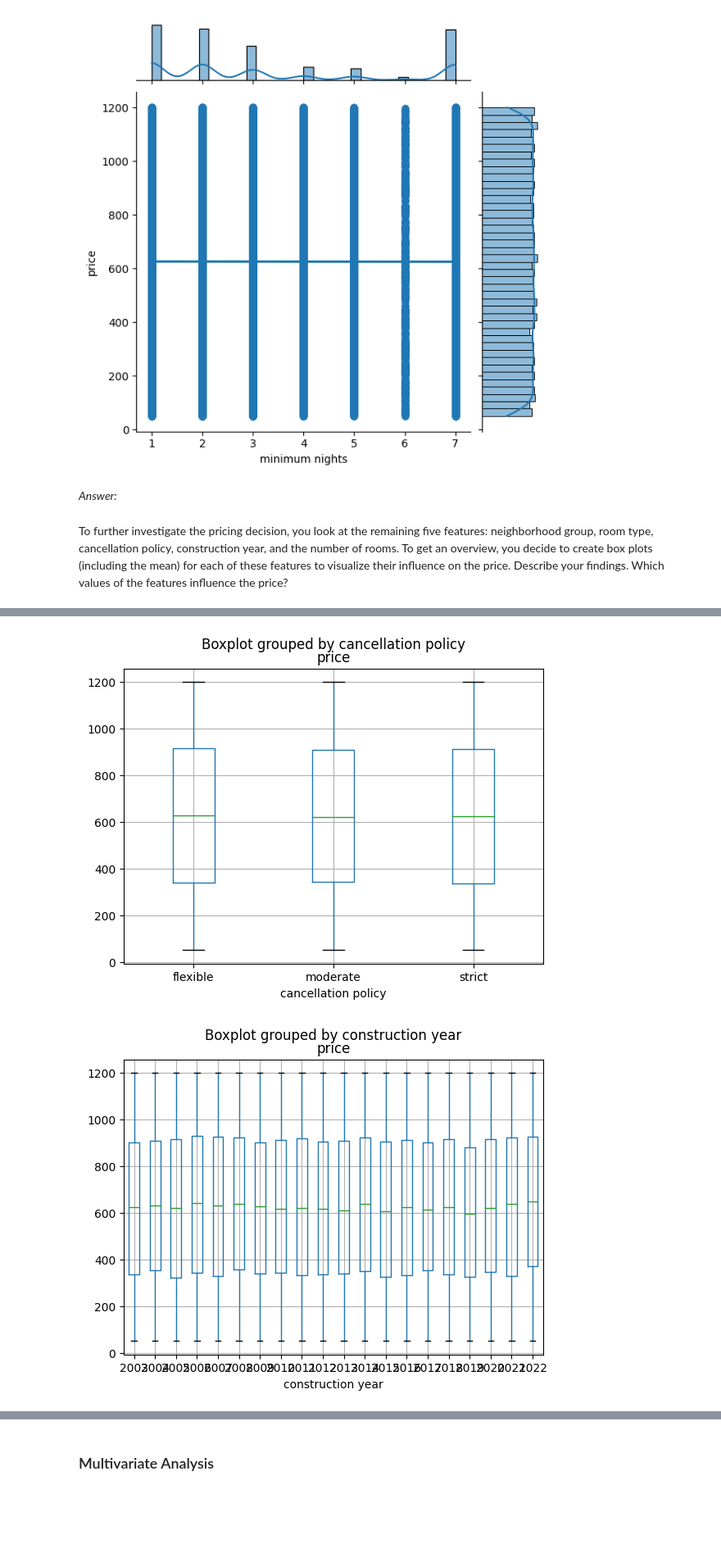
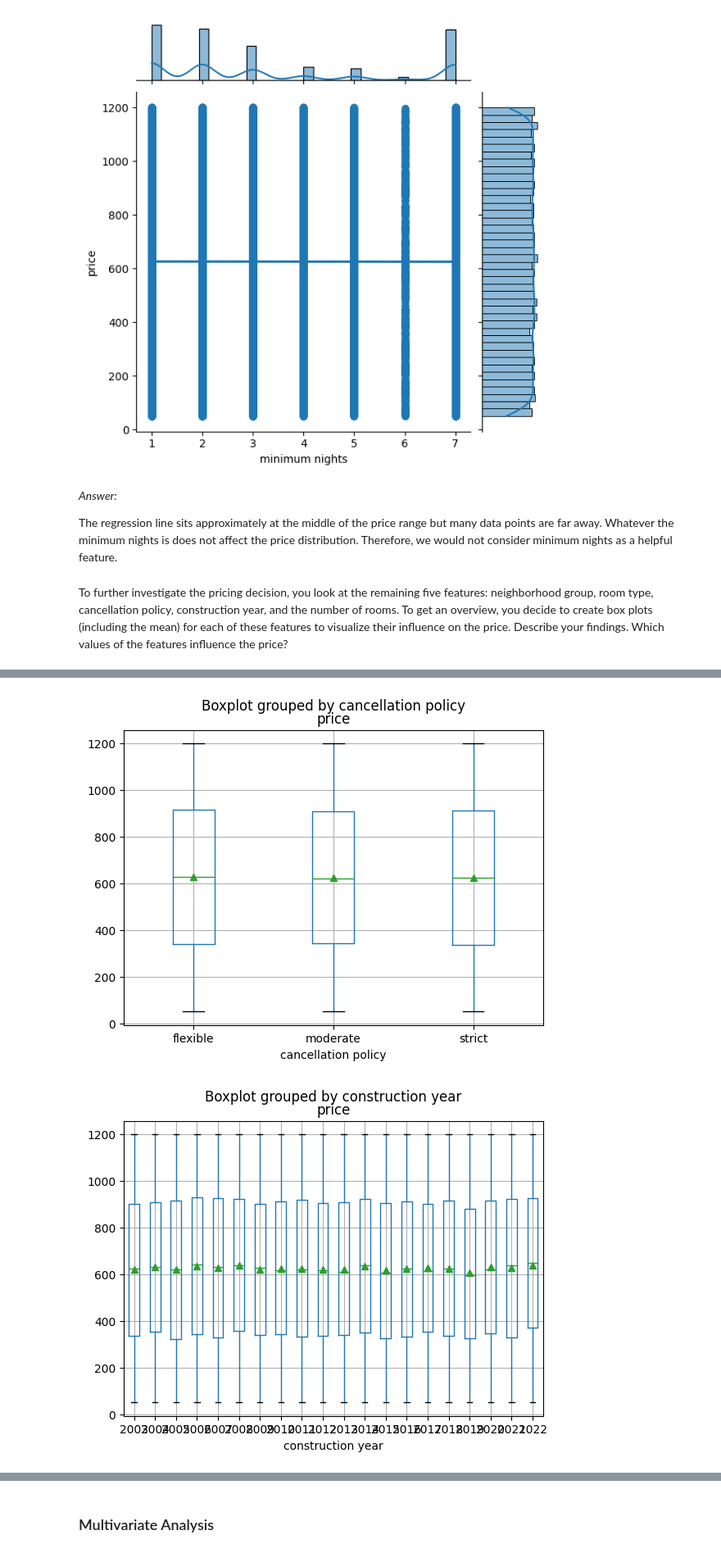
Before and after one commit to mnghiap/ids22, a Jupyter notebook: assignment1/assignment_1.ipynb, the cells around one changed output, grey strips where cells are left out. Shown at 82% size. Saved outputs shown, nothing was run; the diff lists cells and outputs as text; code cells hidden in the pictures; blank space fills up the shorter version.

```diff
--- a/assignment1/assignment_1.ipynb
+++ b/assignment1/assignment_1.ipynb
@@ -162,23 +164,30 @@ Since you have an overview of the prices and their distribution, you want to inv
 # Your answer goes here
 import math
 
-# list of continuous features
-cont_feats = list(df_cleaned._get_numeric_data().columns)
-cont_feats.remove('price')
+# List of continuous features without 'price'
+numeric_feats = list(df_cleaned._get_numeric_data().columns)
+numeric_feats.remove('price')
 
-num_cols = 3
-num_rows = math.ceil(len(cont_feats) / num_cols)
+# Helper function for creating a grid of multiple subplots
+def createSubplotGrid(feats: list, plotStr: str, num_cols=3):
+    num_rows = math.ceil(len(feats) / num_cols)
+    fig, axs = plt.subplots(nrows=num_rows, ncols=num_cols, figsize=(10,10))
 
+    i = 0
+    for r in range(num_rows):
+        for c in range(num_cols):
+            if i < len(feats):
+                feature = feats[i]
+                exec(plotStr)
+            else:
+                axs[r,c].axis('off')
+            i += 1
 
-fig, axs = plt.subplots(nrows=num_rows, ncols=num_cols, figsize=(10,10))
+    fig.tight_layout()
 
-for r in range(num_rows):
-    for c in range(num_cols):
-        feature = cont_feats.pop(0)
-        # scatter plot for exploring relationship between
-        # each continuous descriptive feature and target feature 'price'
-        df_cleaned.plot.scatter(ax=axs[r,c], x=feature, y='price')
-
-fig.tight_layout()
+# Scatter plot for exploring relationship between
+# each numeric descriptive feature and target feature 'price'
+scatterplotStr = "df_cleaned.plot.scatter(ax=axs[r,c], x=feature, y='price')"
+createSubplotGrid(numeric_feats, scatterplotStr)
 # %% [output]
 [figure]
@@ -230,15 +271,17 @@ sns.jointplot(x='minimum nights', y='price', data=df_cleaned, kind="reg")
 [figure]
 # %% [markdown]
 _Answer:_
+
+The regression line sits approximately at the middle of the price range but many data points are far away.
+Whatever the minimum nights is does not affect the price distribution.
+Therefore, we would not consider minimum nights as a helpful feature.
 # %% [markdown]
 To further investigate the pricing decision, you look at the remaining five features: neighborhood group, room type, cancellation policy, construction year, and the number of rooms.
 To get an overview, you decide to create box plots (including the mean) for each of these features to visualize their influence on the price. Describe your findings. Which values of the features influence the price?
 # %%
 # Your answer goes here
-
-feats = ["neighborhood group", "room type", "cancellation policy", "construction year", "number rooms"]
-
+feats = ['neighborhood group', 'room type', 'cancellation policy', 'construction year', 'number rooms']
 
 for feature in feats:
-    df_cleaned.boxplot(column='price', by=feature)
+    df_cleaned.boxplot(column='price', by=feature, showmeans=True)
 # %% [output]
@@ -247,2 +290,2 @@ for feature in feats:
-[figure, old version]
+[figure, new version]
-[figure, old version]
+[figure, new version]
```
Also changed, not shown: parts of 44 cells of this notebook.
